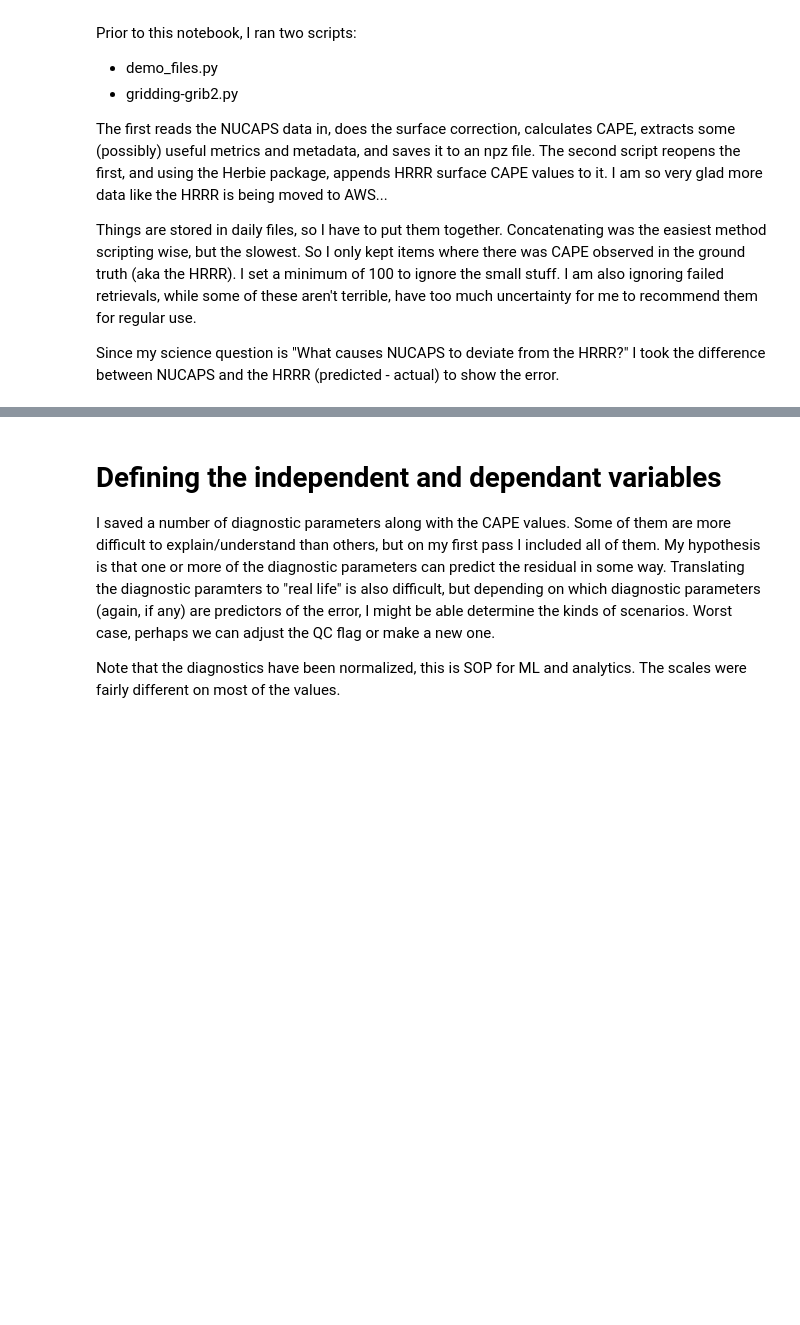
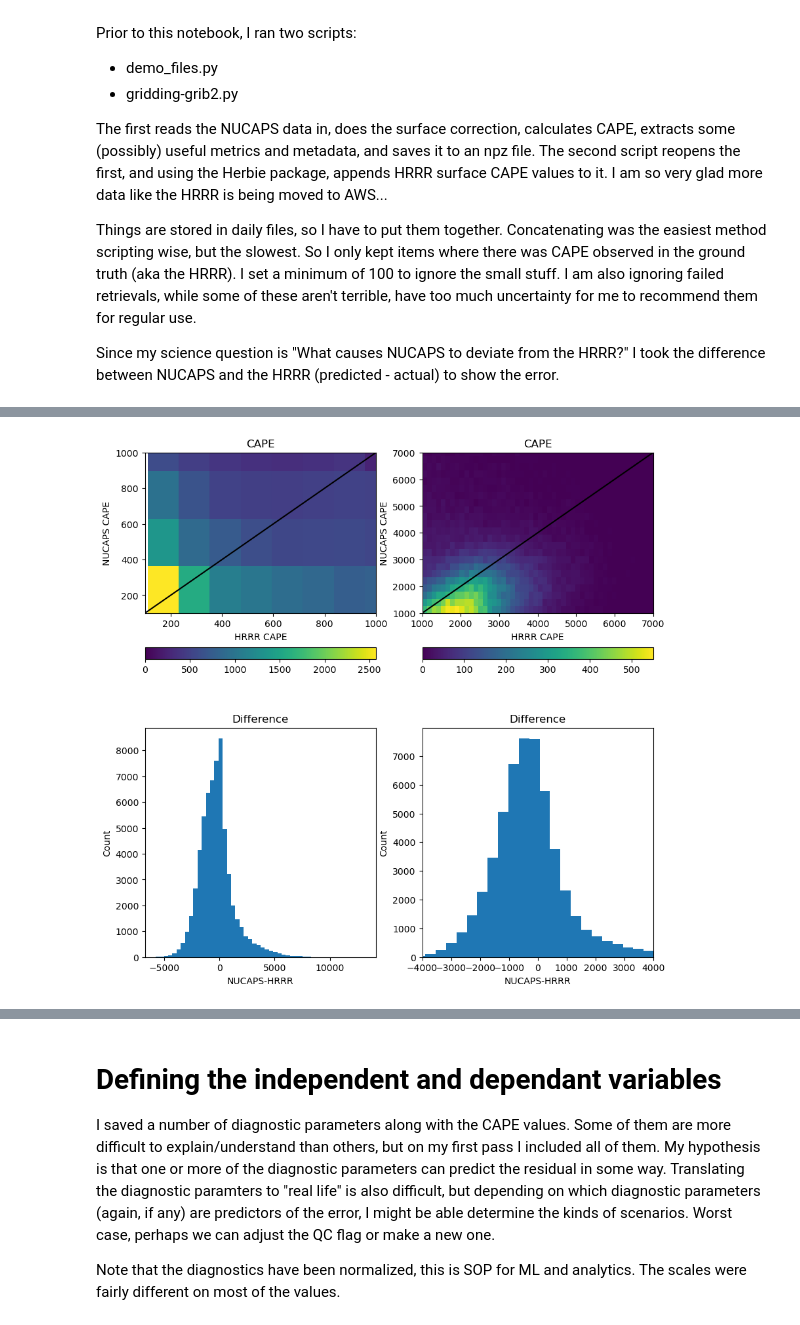
Before and after one commit to NUCAPS/global_stability_params, a Jupyter notebook: analysis.ipynb, the cells around one changed output, grey strips where cells are left out. Cells and saved outputs as stored; diff of their text form; code cells hidden in the pictures; blank space fills up the shorter version.

```diff
--- a/analysis.ipynb
+++ b/analysis.ipynb
@@ -125,0 +78,55 @@ plt.show()
+# %%
+data = df
+
+# normalized_nucaps = preprocessing.normalize([data.nucaps_cape.values])
+# normalized_hrrr = preprocessing.normalize([data.hrrr_cape.values])
+# mask2 = (normalized_nucaps > 0) & (normalized_hrrr > 0)
+
+lims0 = 1000
+lims1 = 7000
+bins = 50
+
+mask1 = (data.nucaps_cape > 1000) & (data.hrrr_cape > 1000)
+mask2 = (data.nucaps_cape > 100) & (data.hrrr_cape > 100)
+
+# mask3 = (data.chi2temp < 0.5) & (data.chi2watr < 0.3)
+
+fig, axes = plt.subplots(nrows=2, ncols=2, figsize=[10,10])
+
+axes[0,0].set_title('CAPE')
+# axes[0].scatter(data.hrrr_cape.values[~mask1], data.nucaps_cape.values[~mask1], s=.5)
+im = axes[0,0].hist2d(data.hrrr_cape_100.values[~mask1 & mask2], data.nucaps_cape_100.values[~mask1 & mask2], bins=bins, density=False)
+fig.colorbar(im[3], ax=axes[0,0], orientation='horizontal')
+
+axes[0,0].plot([0,lims], [0,lims], color='k')
+axes[0,0].set_xlim(100, lims0)
+axes[0,0].set_ylim(100, lims0)
+axes[0,0].set_xlabel("HRRR CAPE")
+axes[0,0].set_ylabel("NUCAPS CAPE")
+
+axes[0,1].set_title('CAPE')
+# axes[0].scatter(data.hrrr_cape.values[mask1], data.nucaps_cape.values[mask1], s=.5)
+im = axes[0,1].hist2d(data.hrrr_cape_100.values[mask1 & mask2], data.nucaps_cape_100.values[mask1 & mask2], bins=bins, density=False)
+fig.colorbar(im[3], ax=axes[0,1], orientation='horizontal')
+
+axes[0,1].plot([0,lims], [0,lims], color='k')
+axes[0,1].set_xlim(1000, lims1)
+axes[0,1].set_ylim(1000, lims1)
+axes[0,1].set_xlabel("HRRR CAPE")
+axes[0,1].set_ylabel("NUCAPS CAPE")
+
+axes[1,0].set_title('Difference')
+axes[1,0].hist(data['diff'][~mask1 & mask2], bins=bins)
+axes[1,1].set_xlim(-lims/4, lims/4)
+axes[1,0].set_xlabel("NUCAPS-HRRR")
+axes[1,0].set_ylabel("Count")
+
+axes[1,1].set_title('Difference')
+axes[1,1].hist(data['diff'][mask1 & mask2], bins=bins)
+axes[1,1].set_xlim(-lims/2, lims/2)
+axes[1,1].set_xlabel("NUCAPS-HRRR")
+axes[1,1].set_ylabel("Count")
+
+plt.show()
+# %% [output]
+[figure, added]
```
Also changed, not shown: parts of 20 cells of this notebook, 5 other files.
